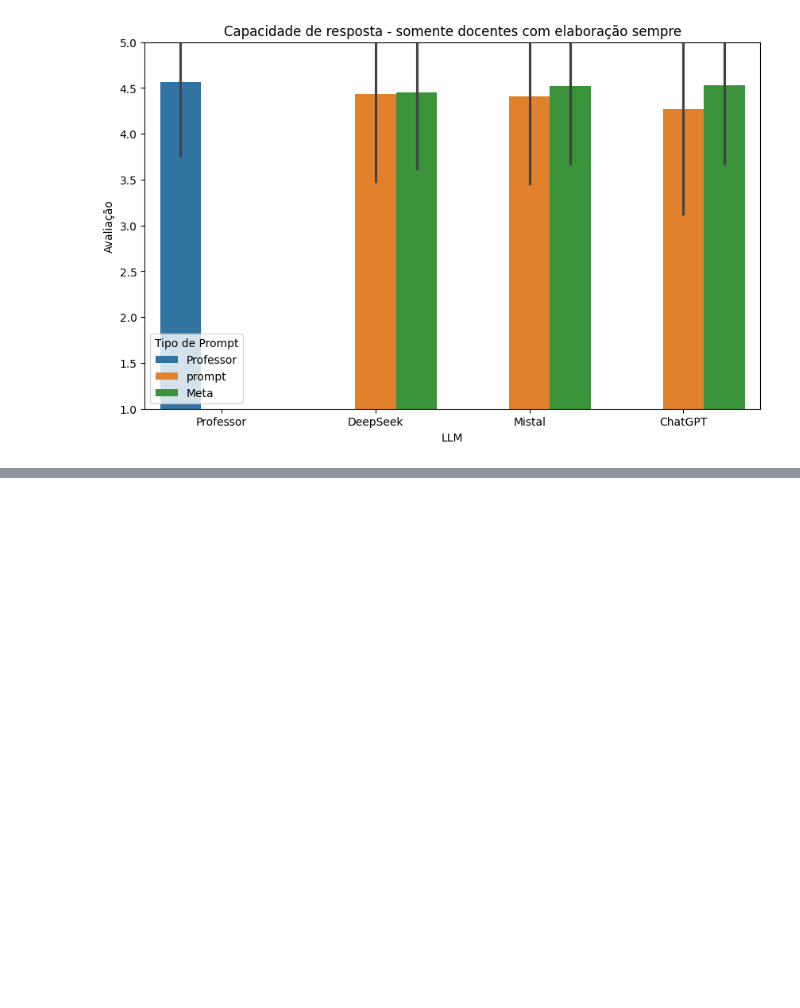
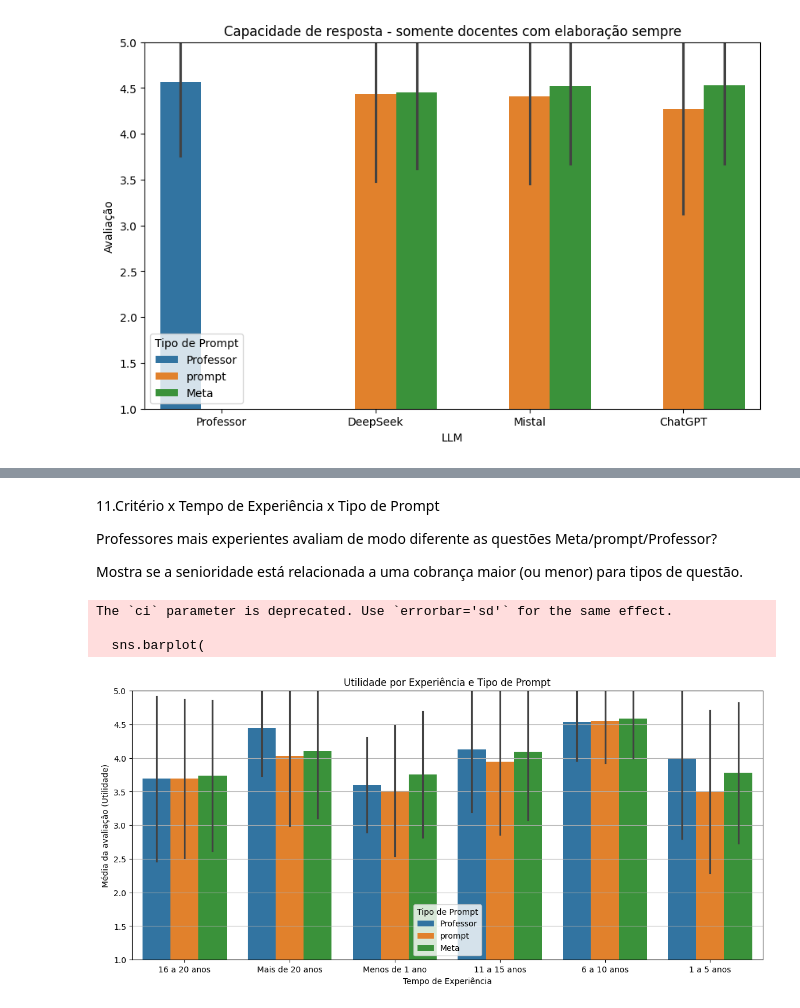
Before and after one commit to wendycataldo/A_dissertacao, a Jupyter notebook: Avaliação_do_questionario_professores.ipynb, the cells around one changed output, grey strips where cells are left out. Cells and saved outputs as stored; diff of their text form; code cells hidden in the pictures; blank space fills up the shorter version.

```diff
--- a/Avaliação_do_questionario_professores.ipynb
+++ b/Avaliação_do_questionario_professores.ipynb
@@ -437,0 +493,29 @@ filtro_especial = df_long[
+# %% [markdown]
+11.Critério x Tempo de Experiência x Tipo de Prompt
+
+Professores mais experientes avaliam de modo diferente as questões Meta/prompt/Professor?
+
+Mostra se a senioridade está relacionada a uma cobrança maior (ou menor) para tipos de questão.
+# %%
+criterio = 'Utilidade'  # exemplo, troque se desejar
+plt.figure(figsize=(14,6))
+sns.barplot(
+    data=df_long[df_long['Criterio']==criterio],
+    x='Tempo_Experiencia',
+    y='Valor',
+    hue='Tipo_Prompt',
+    ci='sd',
+    palette='tab10'
+)
+plt.ylim(1,5)
+plt.title(f'{criterio} por Experiência e Tipo de Prompt')
+plt.xlabel('Tempo de Experiência')
+plt.ylabel(f'Média da avaliação ({criterio})')
+plt.legend(title='Tipo de Prompt')
+plt.grid(True, axis='y')
+plt.show()
+# %% [output]
+The `ci` parameter is deprecated. Use `errorbar='sd'` for the same effect.
+
+  sns.barplot(
+[figure, added]
```
Also changed, not shown: parts of 64 cells of this notebook.
